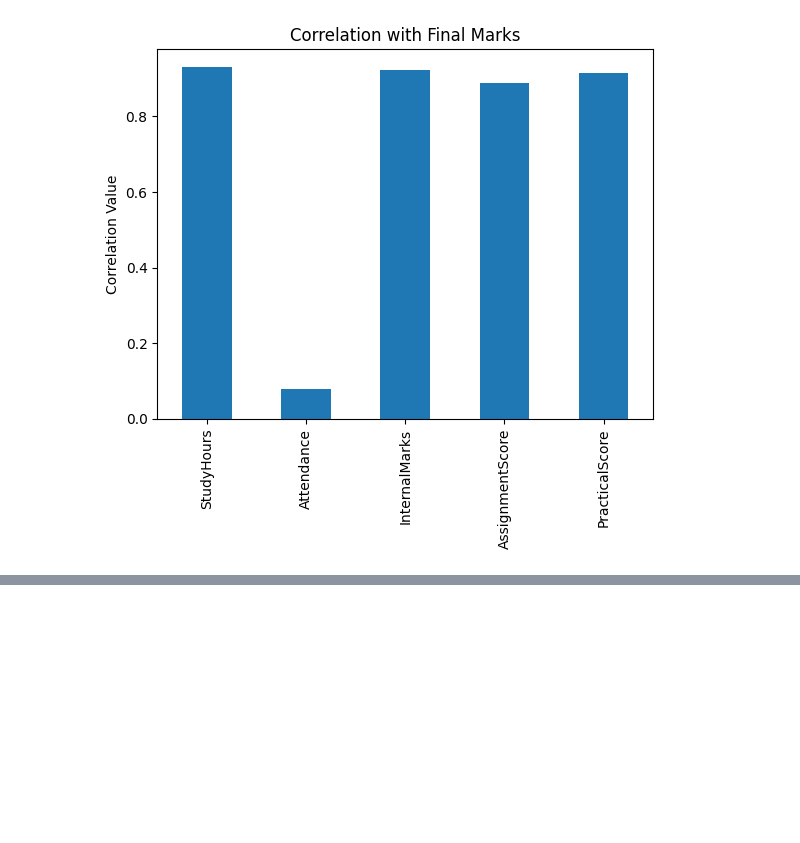
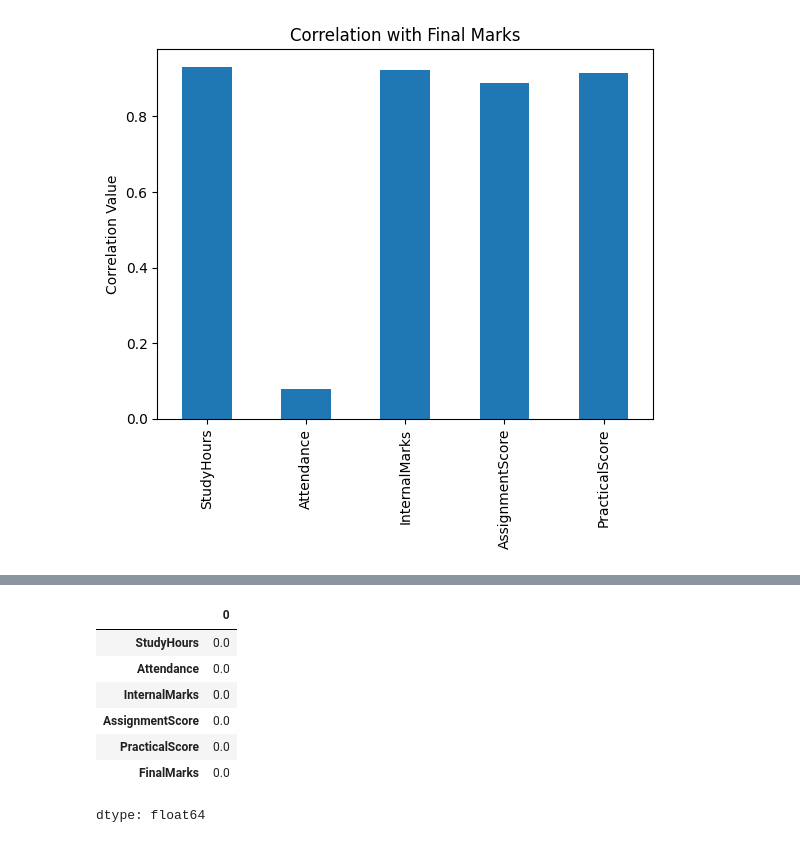
Before and after one commit to AbhishekShah272002/Deep-Learning-and-NLP, a Jupyter notebook: Student_Performance_PRediction_1NLP.ipynb, the cells around one changed output, grey strips where cells are left out. Drawn from its saved outputs; the diff is of its cells as text; code cells hidden in the pictures; blank space fills up the shorter version.

```diff
--- a/Student_Performance_PRediction_1NLP.ipynb
+++ b/Student_Performance_PRediction_1NLP.ipynb
@@ -274,0 +287,11 @@ df.head()
+# %%
+df[num_cols].min()
+# %% [output]
+|  | 0 |
+| StudyHours | 0.0 |
+| Attendance | 0.0 |
+| InternalMarks | 0.0 |
+| AssignmentScore | 0.0 |
+| PracticalScore | 0.0 |
+| FinalMarks | 0.0 |
+dtype: float64
```
Also changed, not shown: parts of 3 cells of this notebook.
